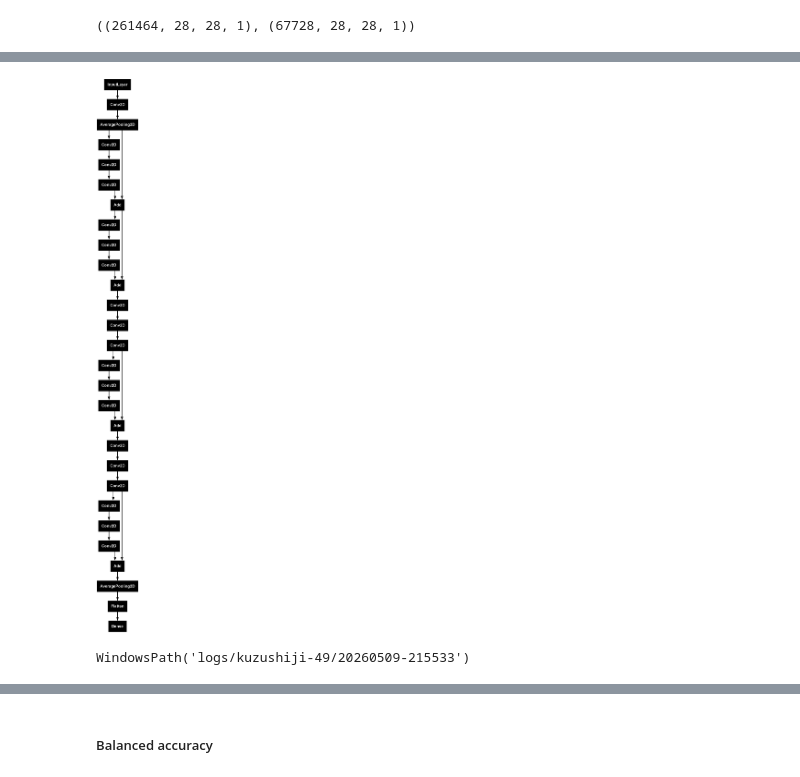
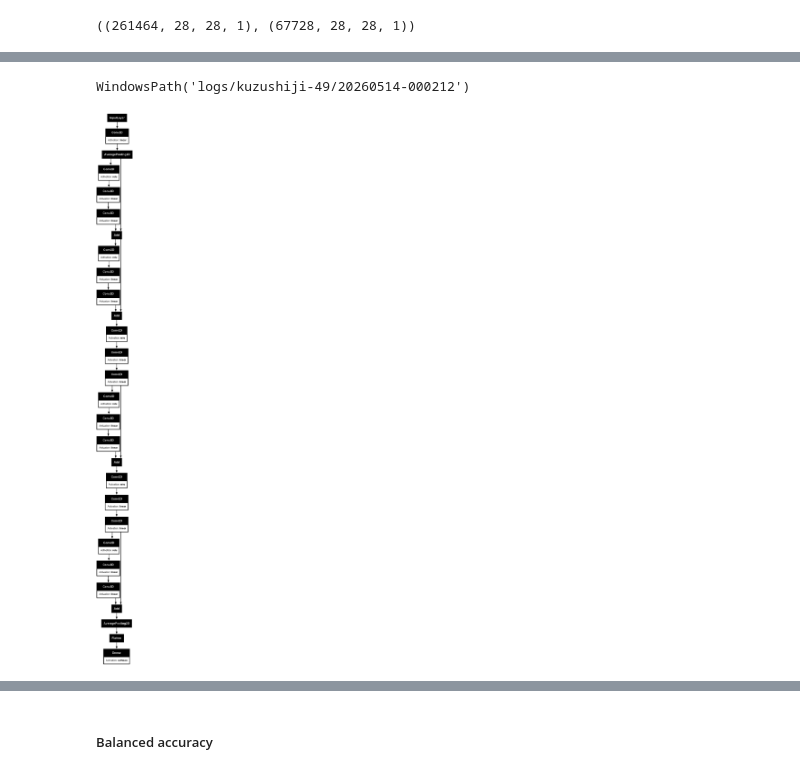
Before and after one commit to Dezzelshipc/CompMath2, a Jupyter notebook: machine-learning/A Kuzushiji 49/kuzushiji.ipynb, the cells around one changed output, grey strips where cells are left out. Saved outputs shown, nothing was run; the diff lists cells and outputs as text; code cells hidden in the pictures.

```diff
--- a/machine-learning/A Kuzushiji 49/kuzushiji.ipynb
+++ b/machine-learning/A Kuzushiji 49/kuzushiji.ipynb
@@ -380,14 +431,15 @@ Model: "functional_15"
  Total params: 287,473 (1.10 MB)
  Trainable params: 287,473 (1.10 MB)
  Non-trainable params: 0 (0.00 B)
-# %%
-tf.keras.utils.plot_model(model2)
-# %% [output]
-[figure, removed]
 # %%
 logdir = pathlib.Path('logs/kuzushiji-49') / datetime.datetime.now().strftime('%Y%m%d-%H%M%S')
+logdir.mkdir(parents=True, exist_ok=True)
 logdir
 # %% [output]
-WindowsPath('logs/kuzushiji-49/20260509-215533')
+WindowsPath('logs/kuzushiji-49/20260514-000212')
+# %%
+keras.utils.plot_model(model2, to_file=logdir / "model_2d.png", show_layer_activations=True)
+# %% [output]
+[figure, added]
 # %%
 callbacks = [
```
Also changed, not shown: parts of 35 cells of this notebook, 2 other files.
